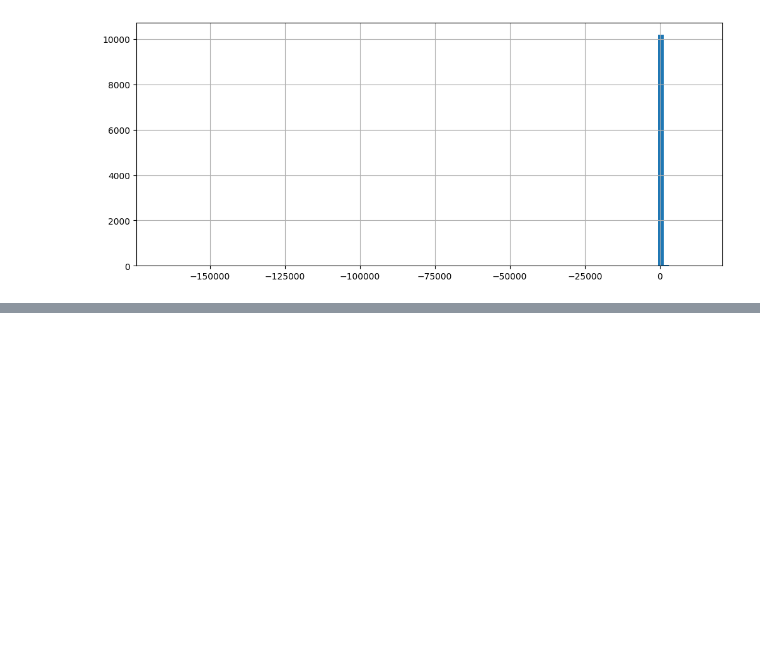
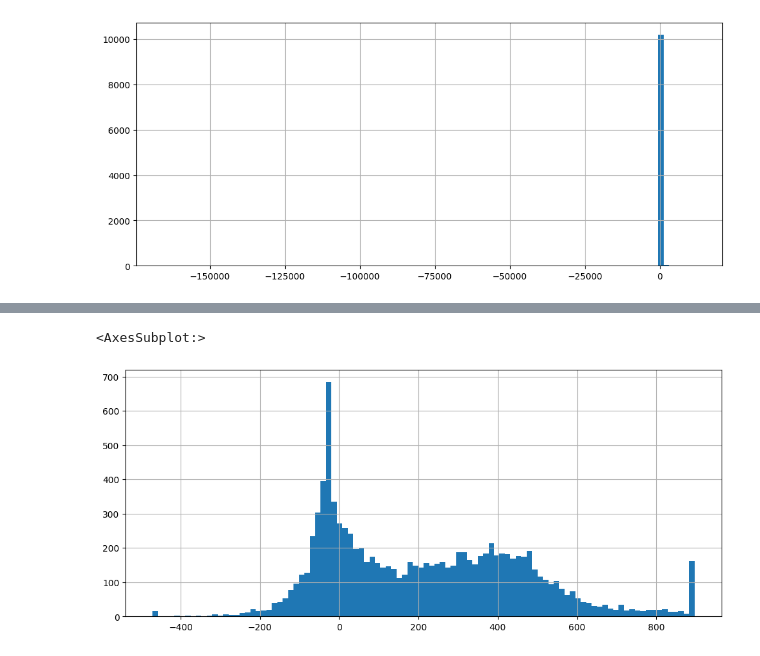
Before and after one commit to joicepreuss/DataMiningHMW--A2ZInsurance, a Jupyter notebook: A2ZInsurance.ipynb, the cells around one changed output, grey strips where cells are left out. Saved outputs shown, nothing was run; the diff lists cells and outputs as text; code cells hidden in the pictures; blank space fills up the shorter version.

```diff
--- a/A2ZInsurance.ipynb
+++ b/A2ZInsurance.ipynb
@@ -482,0 +573,5 @@ df['CustMonVal'].hist(bins=100, figsize=(12,5))
+# %%
+df['CustMonVal'].hist(bins=100, figsize=(12,5))
+# %% [output]
+<AxesSubplot:>
+[figure, added]
```
Also changed, not shown: parts of 21 cells of this notebook.
